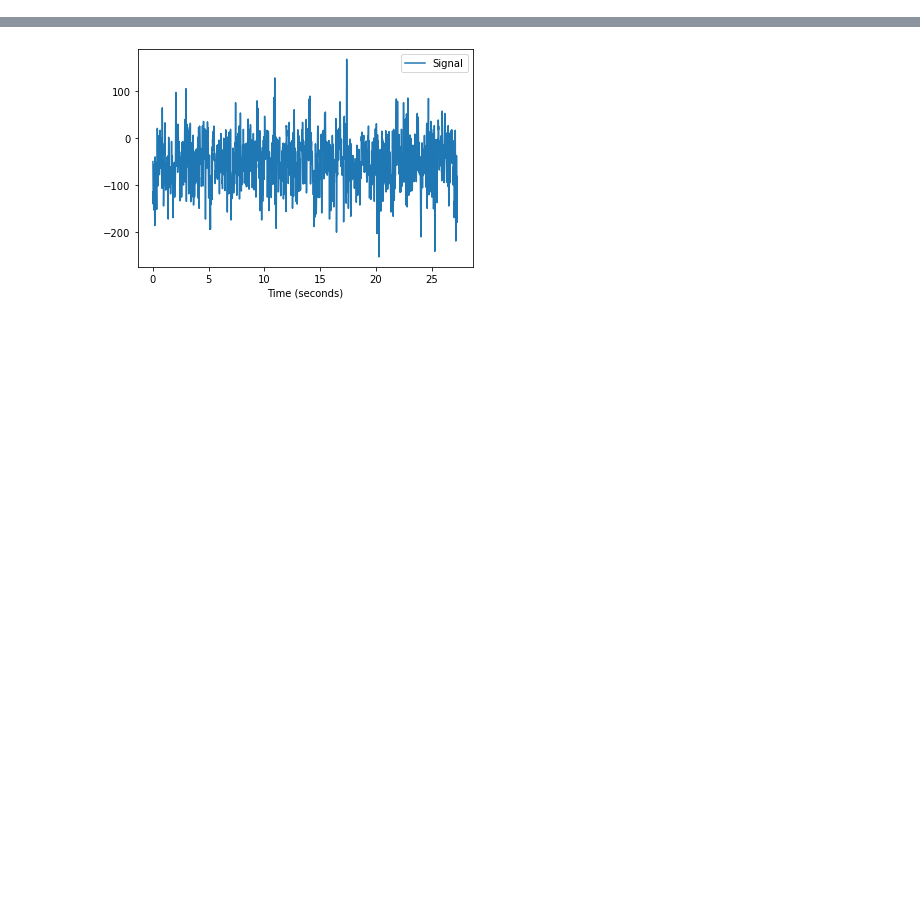
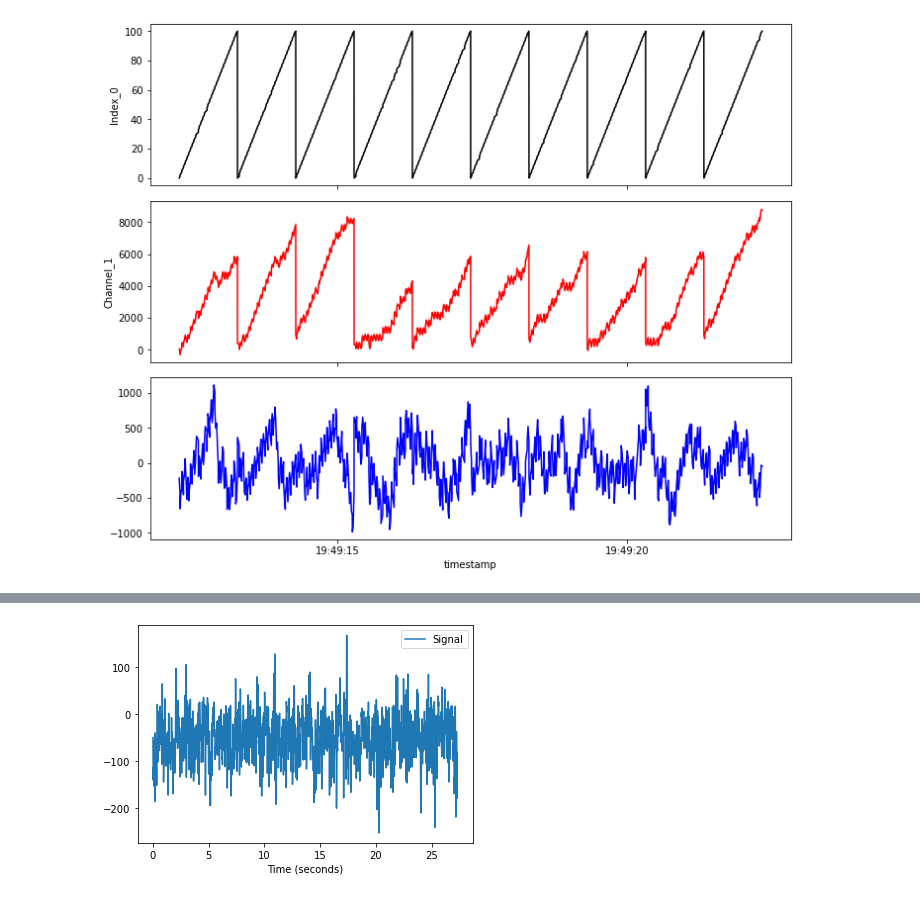
Before and after one commit to Hsnayrus/EEG_Wearable_RPi_Garmin, a Jupyter notebook: EEG_signal_processing.ipynb, the cells around one changed output, grey strips where cells are left out. Cells and saved outputs as stored; diff of their text form; code cells hidden in the pictures; blank space fills up the shorter version.

```diff
--- a/EEG_signal_processing.ipynb
+++ b/EEG_signal_processing.ipynb
@@ -6,0 +294,30 @@ import matplotlib.pyplot as plt
+# %%
+# 10 seconds
+n_epochs = 10
+
+detrended = detrend_raw_signal(
+    example_df.loc[:, 'Channel_1'].to_numpy(),
+    n_epochs=n_epochs,
+    start=start,
+    window=window)
+fig, ax = plt.subplots(3, 1,
+                       figsize=(10, 8),
+                       sharex=True)
+sns.lineplot(x=example_df.loc[12060:(12060+201*n_epochs)
+                              - 1, 'timestamp'],
+             y=example_df.loc[12060:(12060+201*n_epochs)-1, 'Index_0'],
+             color='black', ax=ax[0])
+sns.lineplot(x=example_df.loc[12060:(12060+201*n_epochs)-1, 'timestamp'],
+             y=example_df.loc[12060:(12060+201*n_epochs)-1, 'Channel_1'],
+             color='red', ax=ax[1])
+sns.lineplot(x=example_df.loc[12060:(12060+201*n_epochs)-1, 'timestamp'],
+             y=detrended,
+             ci=None,
+             color='blue', ax=ax[2])
+
+fig.tight_layout(pad=1.2)
+fig.show()
+filename = 'Meditation_Channel_1_detrending_comparison.png'
+plt.savefig(filename)
+# %% [output]
+[figure, added]
```
Also changed, not shown: parts of 42 cells of this notebook, 27 other files.
